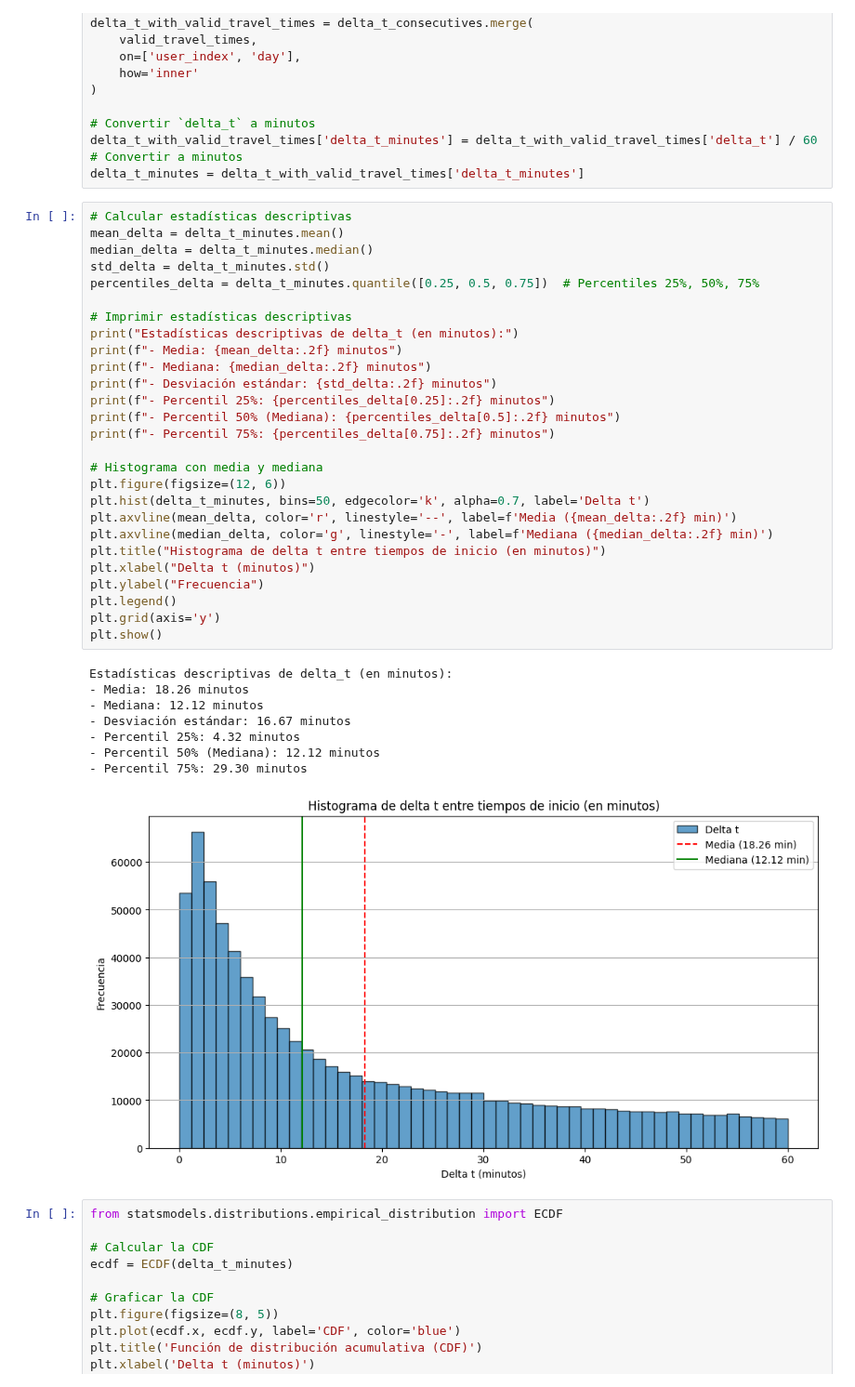
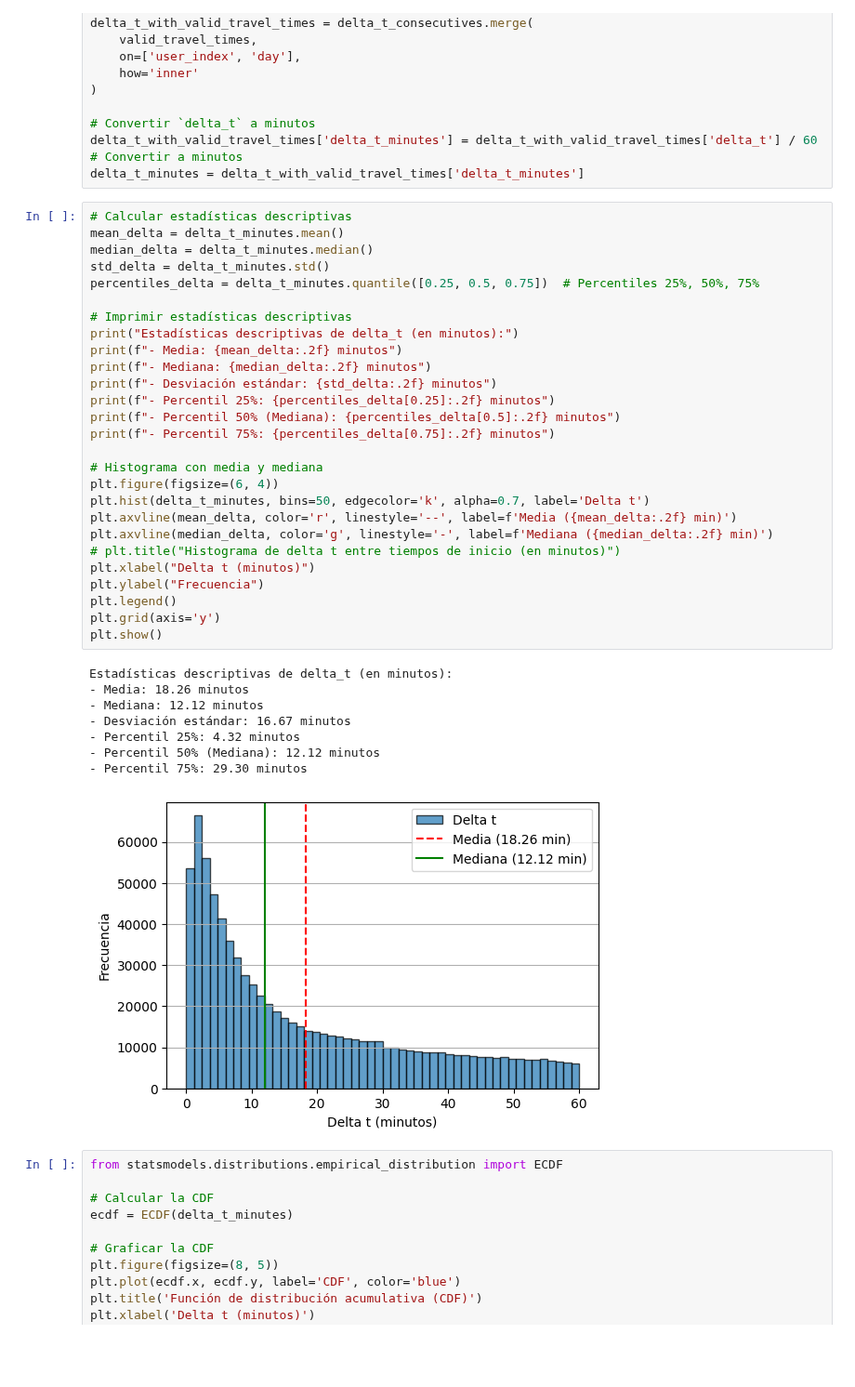
Before and after one commit to alexsierra45/thesis, a Jupyter notebook: src/notebooks/initial_etecsa_data_analisys.ipynb, the cells around one changed output. Shown at 93% size. Cells and saved outputs as stored; diff of their text form; blank space fills up the shorter version.

```diff
--- a/src/notebooks/initial_etecsa_data_analisys.ipynb
+++ b/src/notebooks/initial_etecsa_data_analisys.ipynb
@@ -329,36 +333,36 @@ mean_delta = delta_t_minutes.mean()
 median_delta = delta_t_minutes.median()
 std_delta = delta_t_minutes.std()
 percentiles_delta = delta_t_minutes.quantile([0.25, 0.5, 0.75])  # Percentiles 25%, 50%, 75%
 
 # Imprimir estadísticas descriptivas
 print("Estadísticas descriptivas de delta_t (en minutos):")
 print(f"- Media: {mean_delta:.2f} minutos")
 print(f"- Mediana: {median_delta:.2f} minutos")
 print(f"- Desviación estándar: {std_delta:.2f} minutos")
 print(f"- Percentil 25%: {percentiles_delta[0.25]:.2f} minutos")
 print(f"- Percentil 50% (Mediana): {percentiles_delta[0.5]:.2f} minutos")
 print(f"- Percentil 75%: {percentiles_delta[0.75]:.2f} minutos")
 
 # Histograma con media y mediana
-plt.figure(figsize=(12, 6))
+plt.figure(figsize=(6, 4))
 plt.hist(delta_t_minutes, bins=50, edgecolor='k', alpha=0.7, label='Delta t')
 plt.axvline(mean_delta, color='r', linestyle='--', label=f'Media ({mean_delta:.2f} min)')
 plt.axvline(median_delta, color='g', linestyle='-', label=f'Mediana ({median_delta:.2f} min)')
-plt.title("Histograma de delta t entre tiempos de inicio (en minutos)")
+# plt.title("Histograma de delta t entre tiempos de inicio (en minutos)")
 plt.xlabel("Delta t (minutos)")
 plt.ylabel("Frecuencia")
 plt.legend()
 plt.grid(axis='y')
 plt.show()
 # %% [output]
 Estadísticas descriptivas de delta_t (en minutos):
 - Media: 18.26 minutos
 - Mediana: 12.12 minutos
 - Desviación estándar: 16.67 minutos
 - Percentil 25%: 4.32 minutos
 - Percentil 50% (Mediana): 12.12 minutos
 - Percentil 75%: 29.30 minutos
-[figure, old version]
+[figure, new version]
 # %%
 from statsmodels.distributions.empirical_distribution import ECDF
 
```
Also changed, not shown: parts of 5 cells of this notebook, 10 other files.
